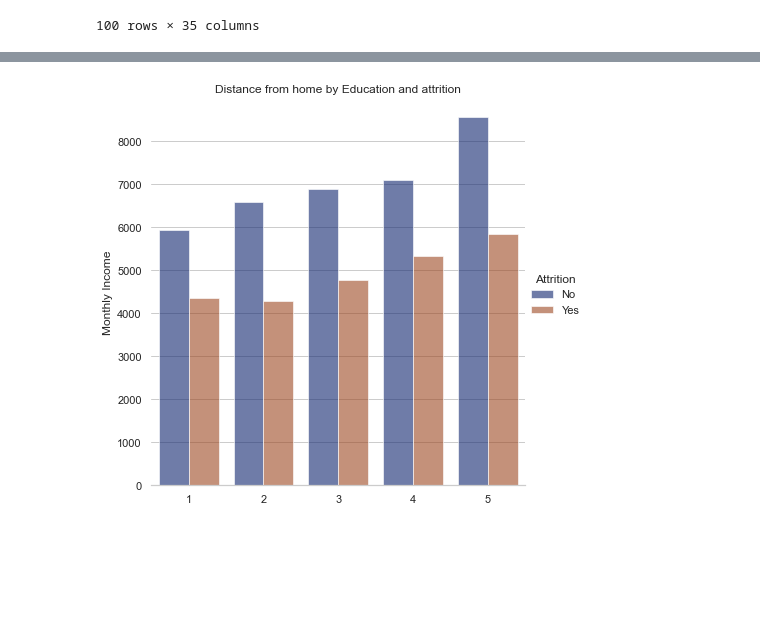
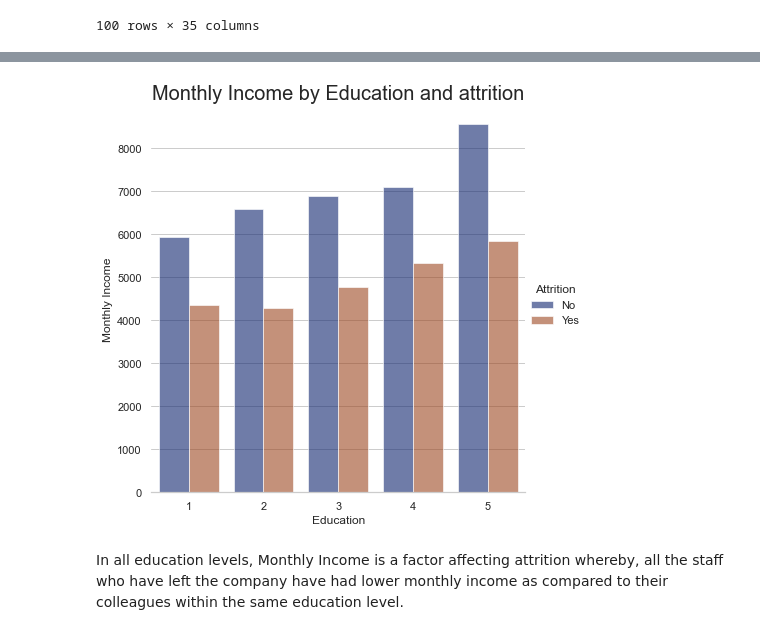
Before and after one commit to gathungugabriel/ADS-Assignment-2-3, a Jupyter notebook: Untitled.ipynb, the cells around one changed output, grey strips where cells are left out. Drawn from its saved outputs; the diff is of its cells as text; code cells hidden in the pictures; blank space fills up the shorter version.

```diff
--- a/Untitled.ipynb
+++ b/Untitled.ipynb
@@ -171,16 +178,18 @@ TypeError: xlabel() missing 1 required positional argument: 'xlabel'
 # %%
 sns.set_theme(style="whitegrid")
 
 
 
 fig = sns.catplot(
     data = avg_mi, kind="bar",
     x="Education", y='MonthlyIncome', hue="Attrition",
      palette="dark", alpha=.6, height=6
 )
 fig.despine(left=True)
-fig.set_axis_labels("", "Monthly Income")
-plt.title("Distance from home by Education and attrition", loc = 'center')
+fig.set_axis_labels("Education", "Monthly Income")
+plt.title("Monthly Income by Education and attrition", loc = 'center',fontdict={'fontsize': 20})
 plt.show()
 # %% [output]
-[figure, old version]
+[figure, new version]
+# %% [markdown]
+In all education levels, Monthly Income is a factor affecting attrition whereby, all the staff who have left the company have had lower monthly income as compared to their colleagues within the same education level.
```
Also changed, not shown: parts of 27 cells of this notebook.
